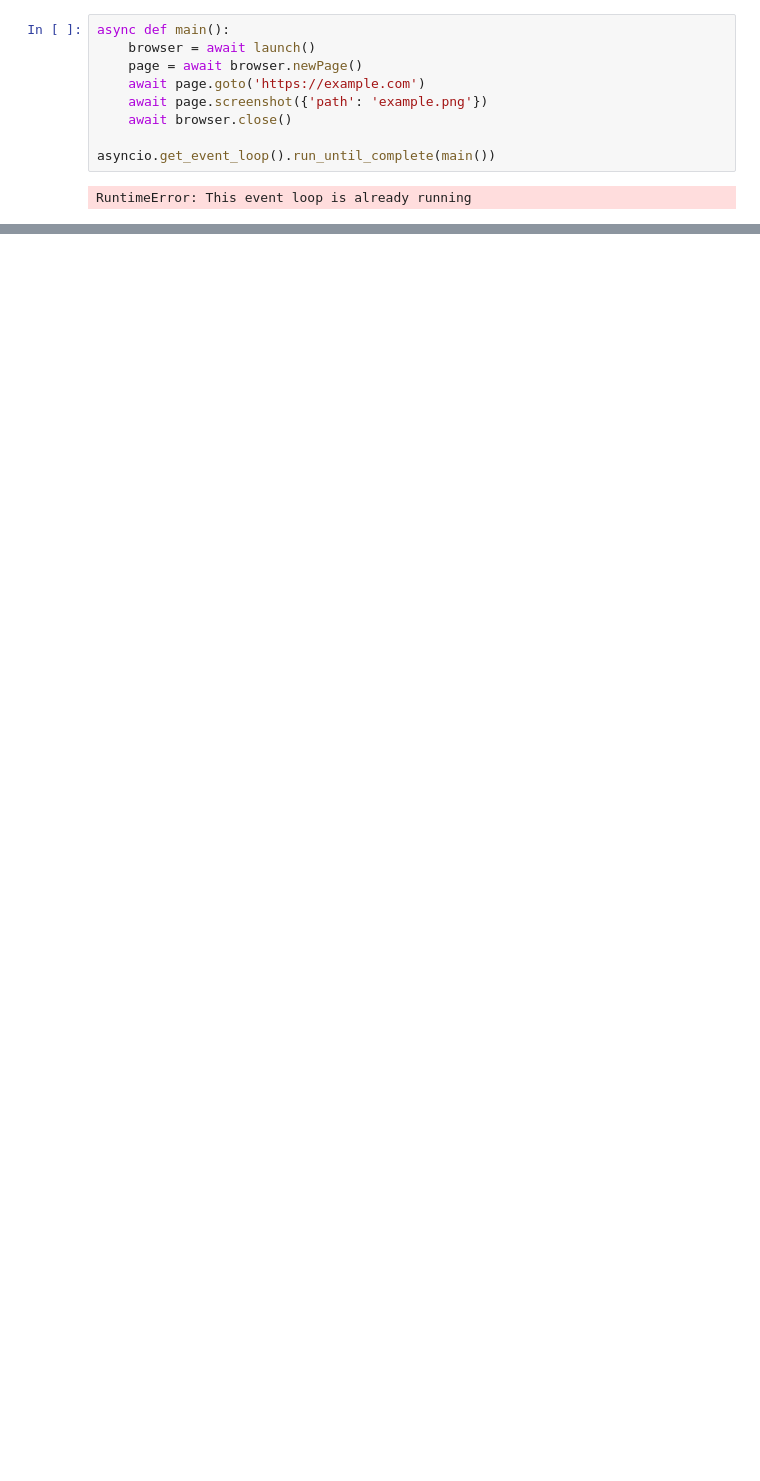
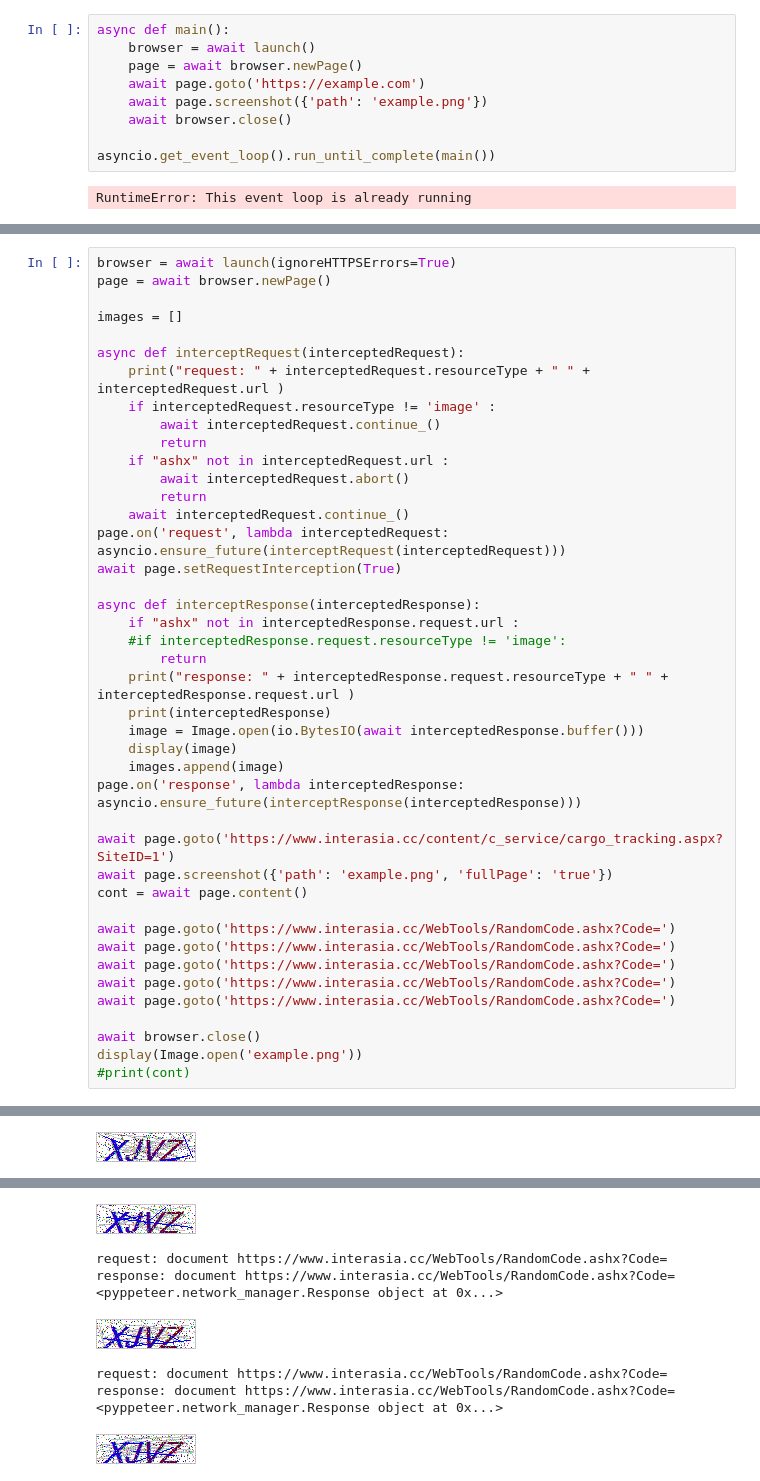
Before and after one commit to fmspatrickrosendahl/my-first-binder, a Jupyter notebook: website_pyppeteer.ipynb, the cells around one changed output, grey strips where cells are left out. Cells and saved outputs as stored; diff of their text form; blank space fills up the shorter version.

```diff
--- a/website_pyppeteer.ipynb
+++ b/website_pyppeteer.ipynb
@@ -24,0 +35,43 @@ BrowserError: Browser closed unexpectedly:
+# %%
+browser = await launch(ignoreHTTPSErrors=True)
+page = await browser.newPage()
+
+images = []
+
+async def interceptRequest(interceptedRequest):
+    print("request: " + interceptedRequest.resourceType + " " + interceptedRequest.url )
+    if interceptedRequest.resourceType != 'image' :
+        await interceptedRequest.continue_()
+        return
+    if "ashx" not in interceptedRequest.url :
+        await interceptedRequest.abort()
+        return
+    await interceptedRequest.continue_()
+page.on('request', lambda interceptedRequest: asyncio.ensure_future(interceptRequest(interceptedRequest)))
+await page.setRequestInterception(True)
+
+async def interceptResponse(interceptedResponse):
+    if "ashx" not in interceptedResponse.request.url :
+    #if interceptedResponse.request.resourceType != 'image':
+        return
+    print("response: " + interceptedResponse.request.resourceType + " " + interceptedResponse.request.url )
+    print(interceptedResponse)
+    image = Image.open(io.BytesIO(await interceptedResponse.buffer()))
+    display(image)
+    images.append(image)
+page.on('response', lambda interceptedResponse: asyncio.ensure_future(interceptResponse(interceptedResponse)))
+
+await page.goto('https://www.interasia.cc/content/c_service/cargo_tracking.aspx?SiteID=1')
+await page.screenshot({'path': 'example.png', 'fullPage': 'true'})
+cont = await page.content()
+
+await page.goto('https://www.interasia.cc/WebTools/RandomCode.ashx?Code=')
+await page.goto('https://www.interasia.cc/WebTools/RandomCode.ashx?Code=')
+await page.goto('https://www.interasia.cc/WebTools/RandomCode.ashx?Code=')
+await page.goto('https://www.interasia.cc/WebTools/RandomCode.ashx?Code=')
+await page.goto('https://www.interasia.cc/WebTools/RandomCode.ashx?Code=')
+
+await browser.close()
+display(Image.open('example.png'))
+#print(cont)
+# %% [output]
@@ -24,0 +97 @@ BrowserError: Browser closed unexpectedly:
+[figure, added]
@@ -24,0 +117,9 @@ BrowserError: Browser closed unexpectedly:
+[figure, added]
+request: document https://www.interasia.cc/WebTools/RandomCode.ashx?Code=
+response: document https://www.interasia.cc/WebTools/RandomCode.ashx?Code=
+<pyppeteer.network_manager.Response object at 0x...>
+[figure, added]
+request: document https://www.interasia.cc/WebTools/RandomCode.ashx?Code=
+response: document https://www.interasia.cc/WebTools/RandomCode.ashx?Code=
+<pyppeteer.network_manager.Response object at 0x...>
+[figure, added]
```
Also changed, not shown: parts of 5 cells of this notebook.
